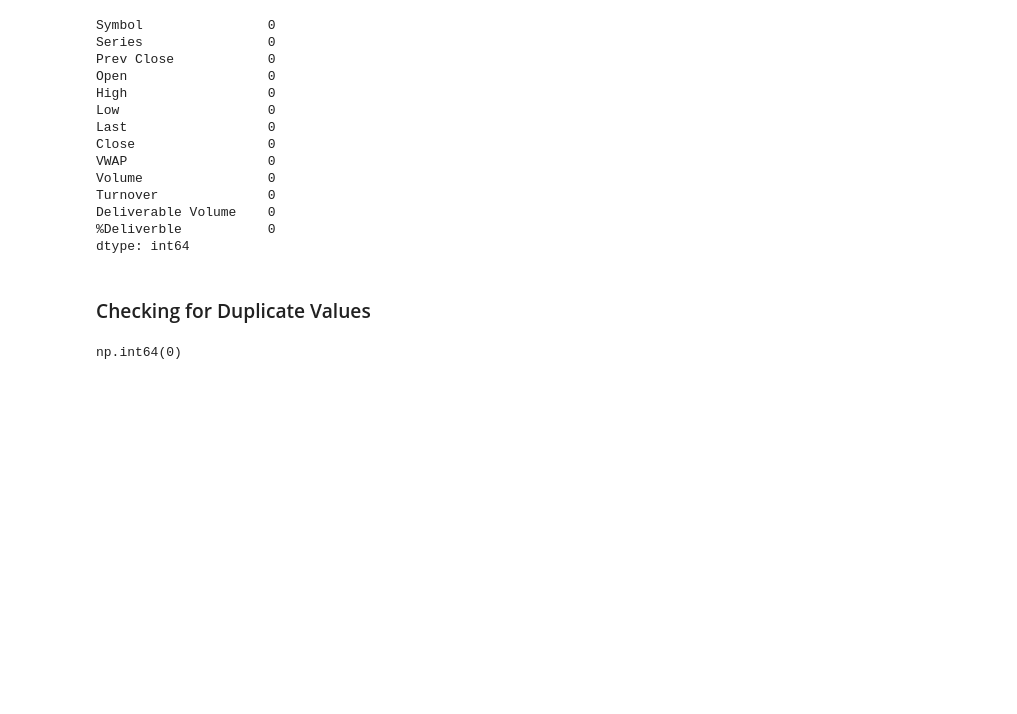
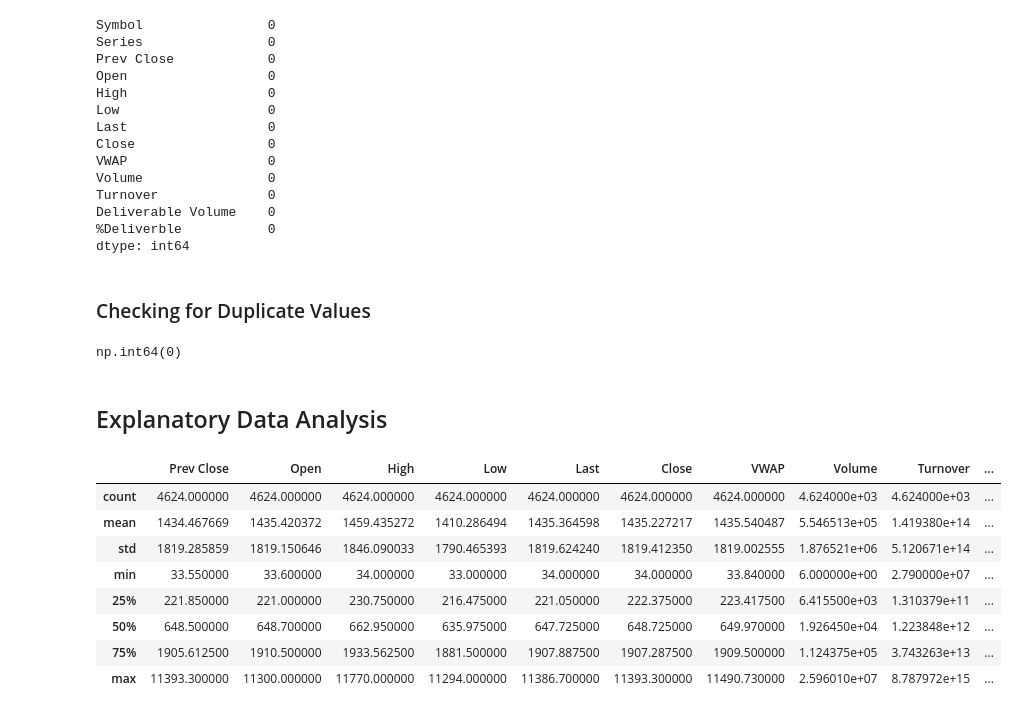
Before and after one commit to suyogshresthaa/Stock-Price-Prediction, a Jupyter notebook: stock_price_prediction.ipynb, the cells around one changed output. Cells and saved outputs as stored; diff of their text form; code cells hidden in the pictures; blank space fills up the shorter version.

```diff
--- a/stock_price_prediction.ipynb
+++ b/stock_price_prediction.ipynb
@@ -93,3 +93,18 @@ dtype: int64
 df.duplicated().sum()
 # %% [output]
 np.int64(0)
+# %% [markdown]
+## Explanatory Data Analysis
+# %%
+## descriptive statistics
+df.describe()
+# %% [output]
+|  | Prev Close | Open | High | Low | Last | Close | VWAP | Volume | Turnover | ... |
+| count | 4624.000000 | 4624.000000 | 4624.000000 | 4624.000000 | 4624.000000 | 4624.000000 | 4624.000000 | 4.624000e+03 | 4.624000e+03 | ... |
+| mean | 1434.467669 | 1435.420372 | 1459.435272 | 1410.286494 | 1435.364598 | 1435.227217 | 1435.540487 | 5.546513e+05 | 1.419380e+14 | ... |
+| std | 1819.285859 | 1819.150646 | 1846.090033 | 1790.465393 | 1819.624240 | 1819.412350 | 1819.002555 | 1.876521e+06 | 5.120671e+14 | ... |
+| min | 33.550000 | 33.600000 | 34.000000 | 33.000000 | 34.000000 | 34.000000 | 33.840000 | 6.000000e+00 | 2.790000e+07 | ... |
+| 25% | 221.850000 | 221.000000 | 230.750000 | 216.475000 | 221.050000 | 222.375000 | 223.417500 | 6.415500e+03 | 1.310379e+11 | ... |
+| 50% | 648.500000 | 648.700000 | 662.950000 | 635.975000 | 647.725000 | 648.725000 | 649.970000 | 1.926450e+04 | 1.223848e+12 | ... |
+| 75% | 1905.612500 | 1910.500000 | 1933.562500 | 1881.500000 | 1907.887500 | 1907.287500 | 1909.500000 | 1.124375e+05 | 3.743263e+13 | ... |
+| max | 11393.300000 | 11300.000000 | 11770.000000 | 11294.000000 | 11386.700000 | 11393.300000 | 11490.730000 | 2.596010e+07 | 8.787972e+15 | ... |
```
Also changed, not shown: parts of 2 cells of this notebook.
